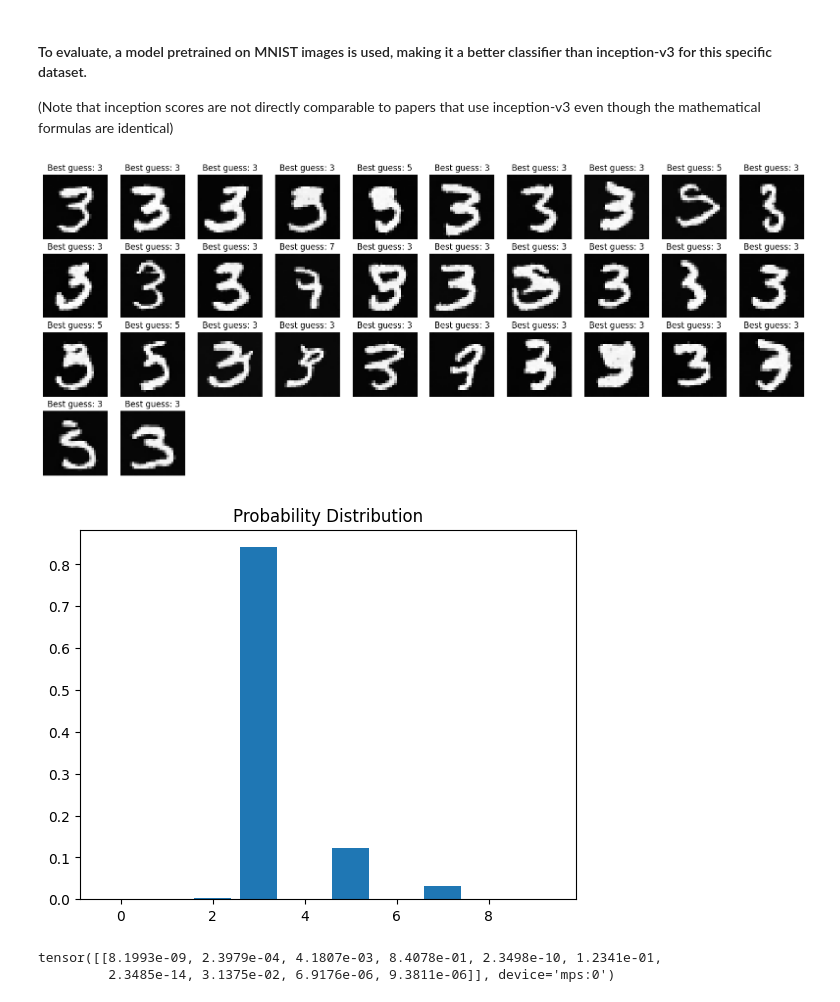
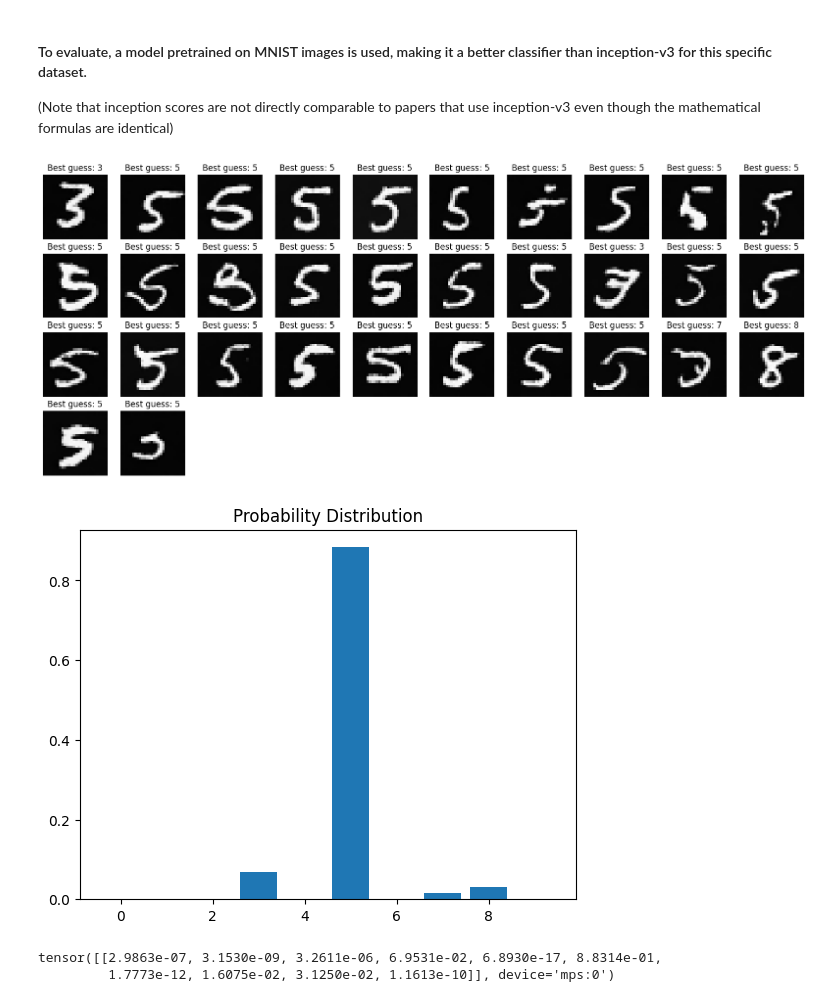
Before and after one commit to RamtinS/diffusion-model, a Jupyter notebook: DDPM.ipynb, the cells around one changed output. Saved outputs shown, nothing was run; the diff lists cells and outputs as text; code cells hidden in the pictures.

```diff
--- a/DDPM.ipynb
+++ b/DDPM.ipynb
@@ -63,7 +63,9 @@ def cosine_beta_scheduler(steps, s=0.008):
     return torch.clip(beta_values, beta_min, beta_max)
 
 def get_betas(scheduler_name):
-    """Returns a beta schedule based on the name of the scheduler, either 'linear' or 'cosine'"""
+    """
+    Returns a beta schedule based on the name of the scheduler, either 'linear' or 'cosine'
+    """
     if scheduler_name == "linear":
         return torch.linspace(BETA_START, BETA_END, TIME_STEP, device=gpu)
     elif scheduler_name == "cosine":
@@ -91,14 +93,12 @@ def extract(equation, timestep, x_shape):
     return out.reshape(size, *((1,) * (len(x_shape) - 1))).to(timestep.device)
 
 
-def q_sample(image_batch, timestep, noise=None):
+def forward_sample(image_batch, timestep, noise):
     """
     Forward pass of the diffusion model.
     Adds noise to an image at time t.
     If noise is not provided, it is sampled from a standard normal distribution.
     """
-    if noise is None:
-        noise = torch.randn_like(image_batch)
 
     # Extract the values for every image in the batch for the given timestep
     sqrt_alphas_cum_prod_t = extract(sqrt_alphas_cum_prod, timestep, image_batch.shape)
@@ -108,7 +108,7 @@ def q_sample(image_batch, timestep, noise=None):
 
 
 @torch.no_grad()
-def p_sample(model, x, t, t_index, condition):
+def reverse_sample(model, x, t, t_index, condition):
     """
     Reverse pass of the diffusion model.
     Given an image at time t, it predicts the image at time t-1.
@@ -145,8 +145,8 @@ def p_sample_loop(model,*, shape, conditionals, disable_tqdm = False):
     img = torch.randn(shape, device=device)  # Random noised image
 
     for i in tqdm(reversed(range(0, TIME_STEP)), desc='Sampling loop time step.', total=TIME_STEP, disable=disable_tqdm):
-        img = p_sample(model=model, x=img, t=torch.full((b,), i, device=device, dtype=torch.long), t_index=i,
-                       condition=conditionals)
+        img = reverse_sample(model=model, x=img, t=torch.full((b,), i, device=device, dtype=torch.long), t_index=i,
+                             condition=conditionals)
     return img
 
 
@@ -155,7 +155,7 @@ def p_losses(denoise_model, x_start, timestep, conditionals):
     noise = torch.randn_like(x_start)
 
     # Input image with the random noise and the timestep
-    x_noisy = q_sample(x_start, timestep, noise)
+    x_noisy = forward_sample(x_start, timestep, noise)
 
     # Feed the noisy image to the denoise model to predict the noise
     predicted_noise = denoise_model(x_noisy, timestep, conditionals)
@@ -343,19 +342,27 @@ with tqdm(range(0, EPOCH_NUM), desc="Epochs", total=EPOCH_NUM) as epoch_progress
 ### Helper functions for generating and images
 # %%
 def get_sequential_guidance():
-    """Creates a BATCH_SIZE long tensor with sequential classes"""
+    """
+    Creates a BATCH_SIZE long tensor with sequential classes
+    """
     return torch.tensor([i % num_classes for i in range(BATCH_SIZE)])
 
 def get_random_guidance():
-    """Creates a BATCH_SIZE long tensor with random ints between 0 (inclusive) and num_classes (exclusive)"""
+    """
+    Creates a BATCH_SIZE long tensor with random ints between 0 (inclusive) and num_classes (exclusive)
+    """
     return torch.randint(0, num_classes, size=(BATCH_SIZE,))
 
 def get_all_same_guidance(numberClass):
-    """Creates a BATCH_SIZE long tensor where all entries are of class 'numberClass'"""
+    """
+    Creates a BATCH_SIZE long tensor where all entries are of class 'numberClass'
+    """
     return torch.ones(BATCH_SIZE, dtype=torch.long) * int(numberClass)
 
 def save_tensor_as_image(tensor, path, start_idx=0):
-    """Saves an image tensor as a PIL image"""
+    """
+    Saves an image tensor as a PIL image
+    """
     tensor = torch.clamp(tensor, 0, 1)
 
     transform = transforms.ToPILImage()
@@ -364,7 +371,9 @@ def save_tensor_as_image(tensor, path, start_idx=0):
         img.save(os.path.join(path, f"sample{start_idx + i}.png"))
 
 def generate_images(total_images=10000, fid_batch_size=1000):
-    """Generates a 'total_images' images in batches of 'fid_batch_size'"""
+    """
+    Generates a 'total_images' images in batches of 'fid_batch_size'
+    """
     path = "./generated_images"
     os.makedirs(path, exist_ok=True)
 
@@ -377,7 +386,7 @@ def generate_images(total_images=10000, fid_batch_size=1000):
         # Generate images
         image_batch = p_sample_loop(
             diffusion_model,
-            shape=(batch_size, channels, image_size, image_size),
+            shape=(fid_batch_size, channels, image_size, image_size),
             conditionals=class_labels
         )
 
@@ -411,27 +420,30 @@ importlib.reload(evaluator)
 evaluator_model = evaluator.get_MNIST_evaluator(device=gpu)
 # %%
 def show_example(num):
+    """
+    Shows an example of BATCH_SIZE images of the class corresponding to num
+    """
     numbers = get_all_same_guidance(num)
     numbers = nn.functional.one_hot(numbers, num_classes=num_classes)
     numbers = numbers.type(torch.float32)
     numbers.to(gpu)
 
     generated_images = p_sample_loop(diffusion_model, shape=(BATCH_SIZE, channels, image_size, image_size), conditionals=numbers)
 
     actual_distribution = plot_utility.get_classification_distribution_batch_sum(evaluator=evaluator_model,
                                                                              input_batch=generated_images,
                                                                              device=gpu,
                                                                              channels=channels,
                                                                              show_plot=True,
                                                                              image_size=image_size)
     print(actual_distribution)
 
-show_example(3)
+show_example(5)
 # %% [output]
-[figure, old version]
+[figure, new version]
-[figure, old version]
+[figure, new version]
-tensor([[8.1993e-09, 2.3979e-04, 4.1807e-03, 8.4078e-01, 2.3498e-10, 1.2341e-01,
-         2.3485e-14, 3.1375e-02, 6.9176e-06, 9.3811e-06]], device='mps:0')
+tensor([[2.9863e-07, 3.1530e-09, 3.2611e-06, 6.9531e-02, 6.8930e-17, 8.8314e-01,
+         1.7773e-12, 1.6075e-02, 3.1250e-02, 1.1613e-10]], device='mps:0')
 # %%
 # Inception score
 importlib.reload(plot_utility)
```
Also changed, not shown: parts of 3 cells of this notebook.
